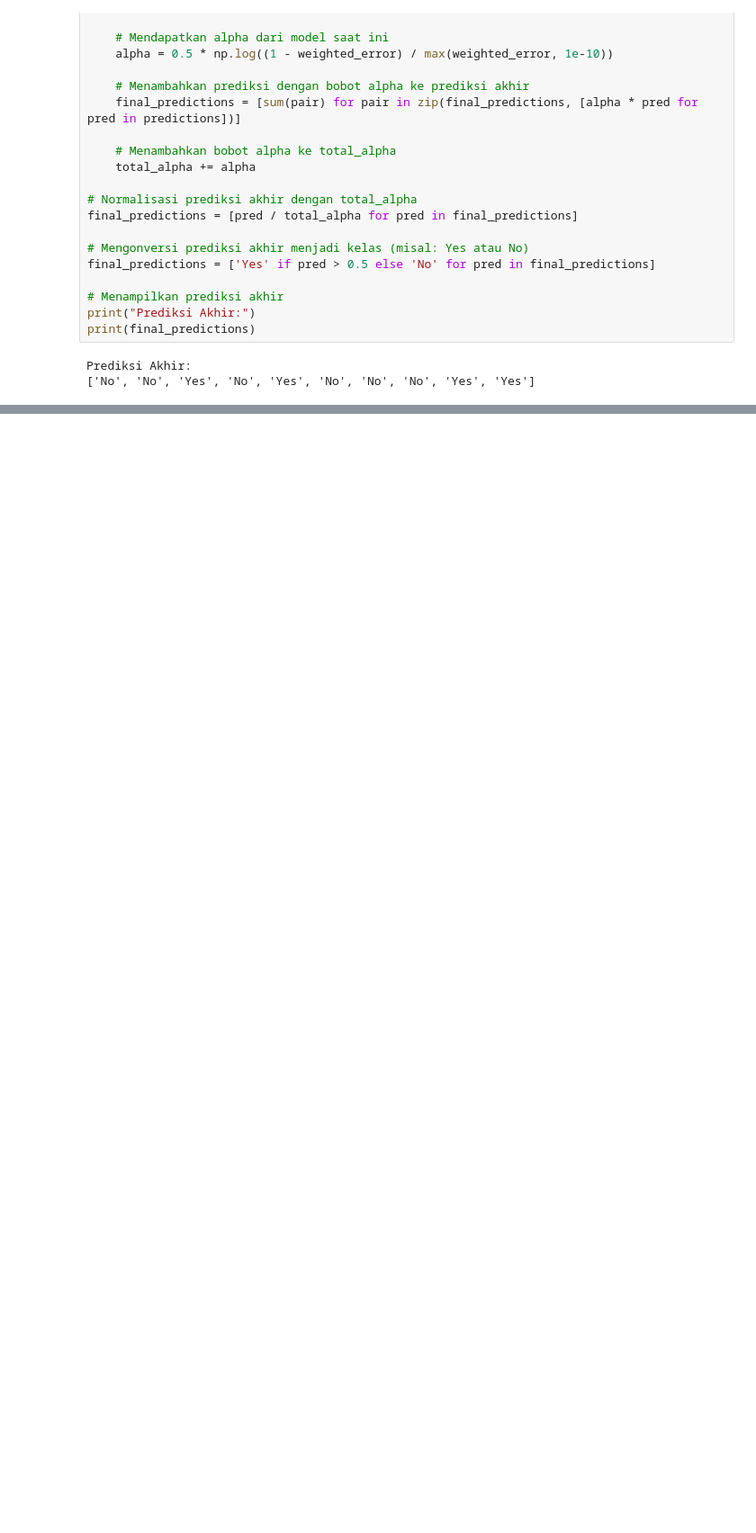
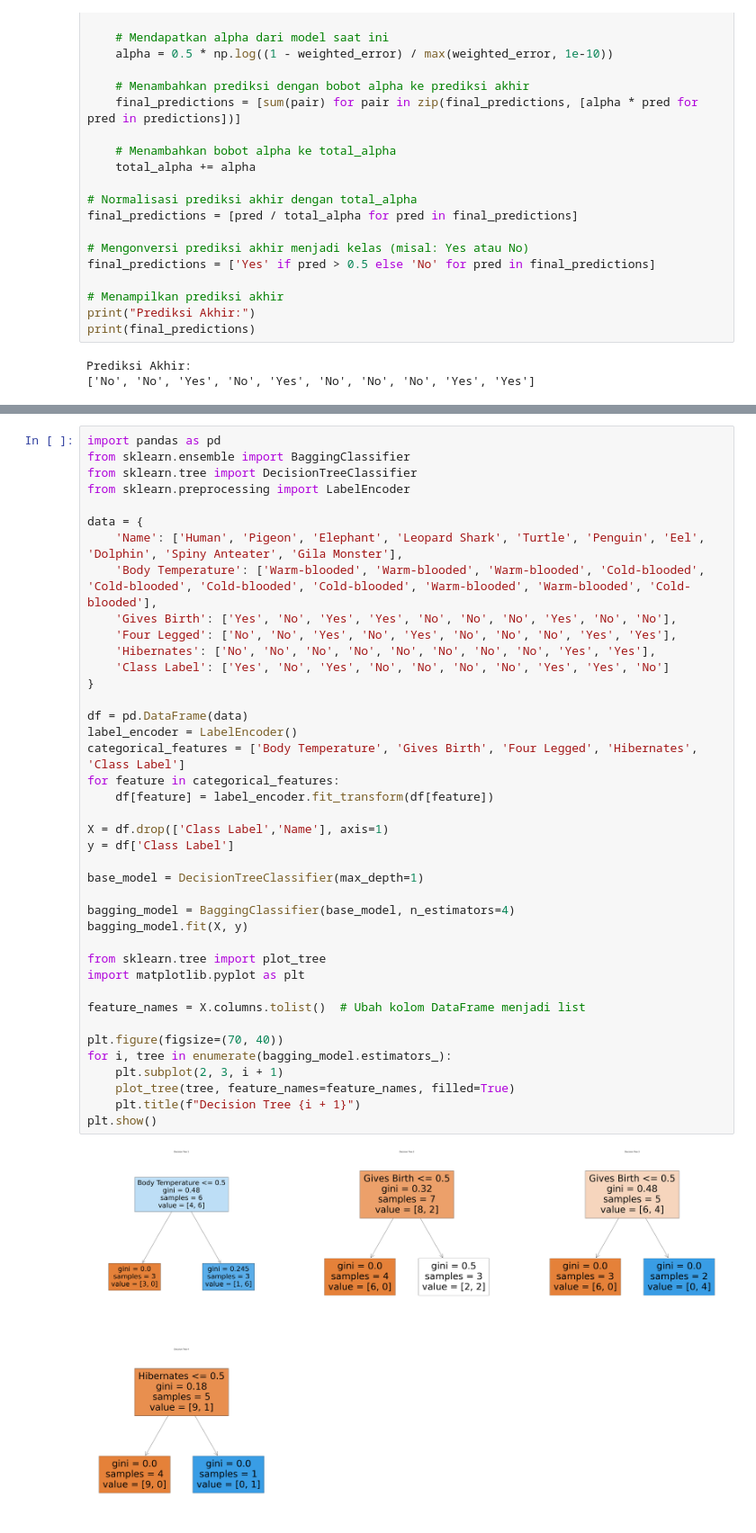
Before and after one commit to Keipatr/DecisionTree-KMeans-Apriori-Analysis, a Jupyter notebook: analisis modul-modul.ipynb, the cells around one changed output, grey strips where cells are left out. Shown at 90% size. Drawn from its saved outputs; the diff is of its cells as text; blank space fills up the shorter version.

```diff
--- a/analisis modul-modul.ipynb
+++ b/analisis modul-modul.ipynb
@@ -450,0 +320,42 @@ Elephant, Pigeon, Pigeon, Leopard Shark, Pigeon, Turtle, Turtle, Human, Human, P
+# %%
+import pandas as pd
+from sklearn.ensemble import BaggingClassifier
+from sklearn.tree import DecisionTreeClassifier
+from sklearn.preprocessing import LabelEncoder
+
+data = {
+    'Name': ['Human', 'Pigeon', 'Elephant', 'Leopard Shark', 'Turtle', 'Penguin', 'Eel', 'Dolphin', 'Spiny Anteater', 'Gila Monster'],
+    'Body Temperature': ['Warm-blooded', 'Warm-blooded', 'Warm-blooded', 'Cold-blooded', 'Cold-blooded', 'Cold-blooded', 'Cold-blooded', 'Warm-blooded', 'Warm-blooded', 'Cold-blooded'],
+    'Gives Birth': ['Yes', 'No', 'Yes', 'Yes', 'No', 'No', 'No', 'Yes', 'No', 'No'],
+    'Four Legged': ['No', 'No', 'Yes', 'No', 'Yes', 'No', 'No', 'No', 'Yes', 'Yes'],
+    'Hibernates': ['No', 'No', 'No', 'No', 'No', 'No', 'No', 'No', 'Yes', 'Yes'],
+    'Class Label': ['Yes', 'No', 'Yes', 'No', 'No', 'No', 'No', 'Yes', 'Yes', 'No']
+}
+
+df = pd.DataFrame(data)
+label_encoder = LabelEncoder()
+categorical_features = ['Body Temperature', 'Gives Birth', 'Four Legged', 'Hibernates', 'Class Label']
+for feature in categorical_features:
+    df[feature] = label_encoder.fit_transform(df[feature])
+
+X = df.drop(['Class Label','Name'], axis=1)
+y = df['Class Label']
+
+base_model = DecisionTreeClassifier(max_depth=1)
+
+bagging_model = BaggingClassifier(base_model, n_estimators=4)
+bagging_model.fit(X, y)
+
+from sklearn.tree import plot_tree
+import matplotlib.pyplot as plt
+
+feature_names = X.columns.tolist()  # Ubah kolom DataFrame menjadi list
+
+plt.figure(figsize=(70, 40))
+for i, tree in enumerate(bagging_model.estimators_):
+    plt.subplot(2, 3, i + 1)
+    plot_tree(tree, feature_names=feature_names, filled=True)
+    plt.title(f"Decision Tree {i + 1}")
+plt.show()
+# %% [output]
+[figure, added]
```
Also changed, not shown: parts of 10 cells of this notebook.
